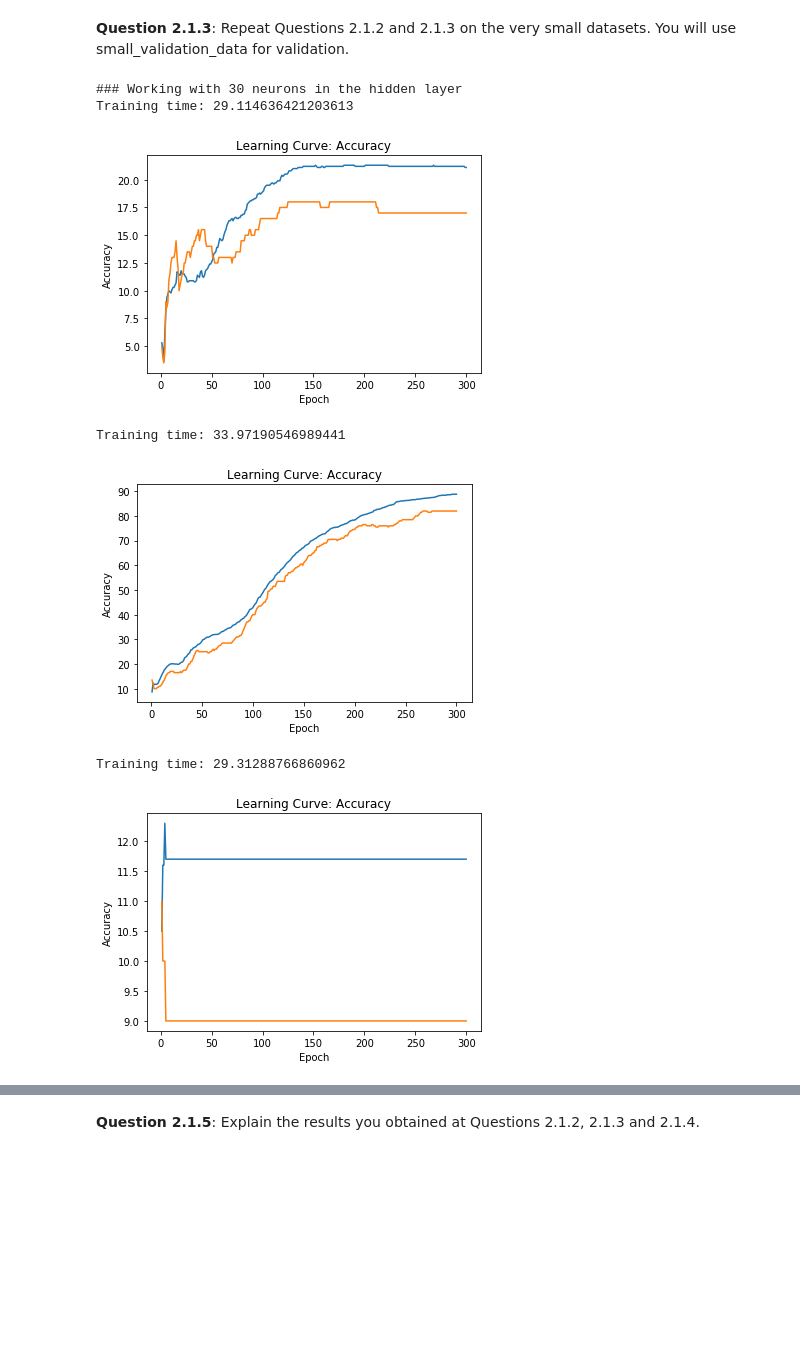
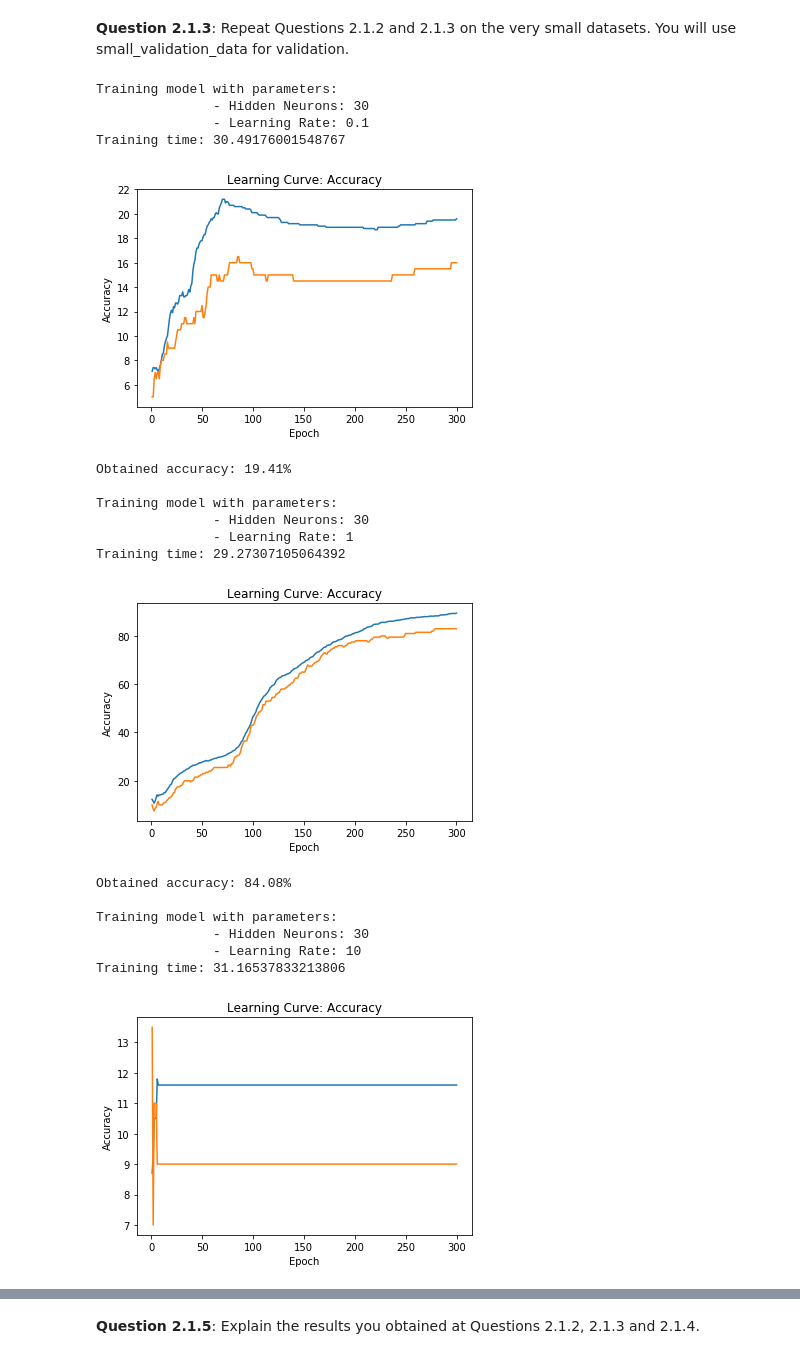
Before and after one commit to marioguerriero/deeplearning-labs, a Jupyter notebook: Lab01/Lab1_DL-Students_v3.ipynb, the cells around one changed output, grey strips where cells are left out. Cells and saved outputs as stored; diff of their text form; code cells hidden in the pictures; blank space fills up the shorter version.

```diff
--- a/Lab01/Lab1_DL-Students_v3.ipynb
+++ b/Lab01/Lab1_DL-Students_v3.ipynb
@@ -320,7 +325,11 @@ mnist_model = NeuralNetwork(784, 30, 10)
 n_iterations = 300
 
 for lr in [0.1, 1, 10]:
+    print('Training model with parameters:\n - Learning Rate: {}'.format(lr))
     mnist_model.train(small_training_data, small_validation_data, iterations=n_iterations, learning_rate =lr)
+    # Compute accuracy
+    acc = mnist_model.predict(test_data) / 100
+    print('Obtained accuracy: {}%\n'.format(acc))
     # Reinitialize model weights
     mnist_model.weights_init()
 # %% [output]
@@ -339,10 +359,15 @@ learning_rates = [0.1, 1, 10]
 n_iterations = 300
 
 for hidden_layer in hidden_count:
-    print('### Working with {} neurons in the hidden layer'.format(hidden_layer))
     mnist_model = NeuralNetwork(784, hidden_layer, 10)
     for lr in learning_rates:
+        print('Training model with parameters:\n \
+              - Hidden Neurons: {}\n \
+              - Learning Rate: {}'.format(hidden_layer, lr))
         mnist_model.train(small_training_data, small_validation_data, iterations=n_iterations, learning_rate =lr)
+        # Compute accuracy
+        acc = mnist_model.predict(test_data) / 100
+        print('Obtained accuracy: {}%\n'.format(acc))
         # Reinitialize model weights
         mnist_model.weights_init()
 # %% [output]
@@ -365,21 +417,38 @@ Training time: 33.55332040786743
 # %%
 hidden_count = [30, 15, 75]
 learning_rates = [0.1, 1, 10]
 
 n_iterations = 300
 
 for hidden_layer in hidden_count:
-    print('### Working with {} neurons in the hidden layer'.format(hidden_layer))
     mnist_model = NeuralNetwork(784, hidden_layer, 10)
     for lr in learning_rates:
+        print('Training model with parameters:\n \
+              - Hidden Neurons: {}\n \
+              - Learning Rate: {}'.format(hidden_layer, lr))
         mnist_model.train(small_training_data, small_validation_data, iterations=n_iterations, learning_rate =lr)
+        # Compute accuracy
+        acc = mnist_model.predict(test_data) / 100
+        print('Obtained accuracy: {}%\n'.format(acc))
         # Reinitialize model weights
         mnist_model.weights_init()
 # %% [output]
-### Working with 30 neurons in the hidden layer
-Training time: 29.114636421203613
+Training model with parameters:
+               - Hidden Neurons: 30
+               - Learning Rate: 0.1
+Training time: 30.49176001548767
-[figure, old version]
+[figure, new version]
-Training time: 33.97190546989441
+Obtained accuracy: 19.41%
+
+Training model with parameters:
+               - Hidden Neurons: 30
+               - Learning Rate: 1
+Training time: 29.27307105064392
-[figure, old version]
+[figure, new version]
-Training time: 29.31288766860962
+Obtained accuracy: 84.08%
+
+Training model with parameters:
+               - Hidden Neurons: 30
+               - Learning Rate: 10
+Training time: 31.16537833213806
-[figure, old version]
+[figure, new version]
```
Also changed, not shown: parts of 13 cells of this notebook.
